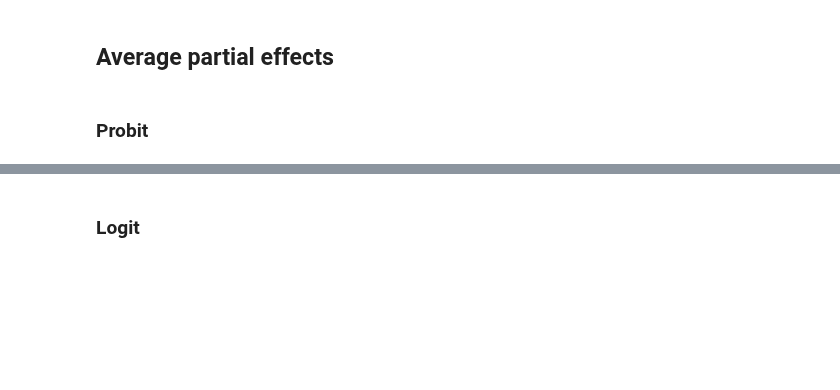
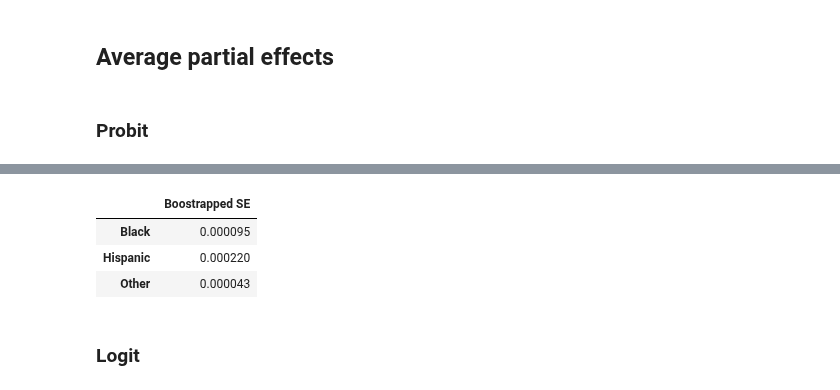
Before and after one commit to anl1313/AME_2025, a Jupyter notebook: Assignments/Project 3/Project 3 kode livia.ipynb, the cells around one changed output, grey strips where cells are left out. Drawn from its saved outputs; the diff is of its cells as text; code cells hidden in the pictures; blank space fills up the shorter version.

Commit message:
ryddet op + bootstrap

```diff
--- a/Assignments/Project 3/Project 3 kode livia.ipynb
+++ b/Assignments/Project 3/Project 3 kode livia.ipynb
@@ -308,3 +351,13 @@ res_probit
+# %%
+#bootstrap SEs
+se = probit.bootstrap(y, x, probit_results['theta'], indices, nB=1000)
+formatted_se =pd.DataFrame(se, index=["Black", "Hispanic", "Other"], columns=["Boostrapped SE"]).round(6)
+formatted_se
+# %% [output]
+|  | Boostrapped SE |
+| Black | 0.000095 |
+| Hispanic | 0.000220 |
+| Other | 0.000043 |
 # %% [markdown]
 ### Logit
 # %%
```
Also changed, not shown: parts of 34 cells of this notebook, 3 other files.
